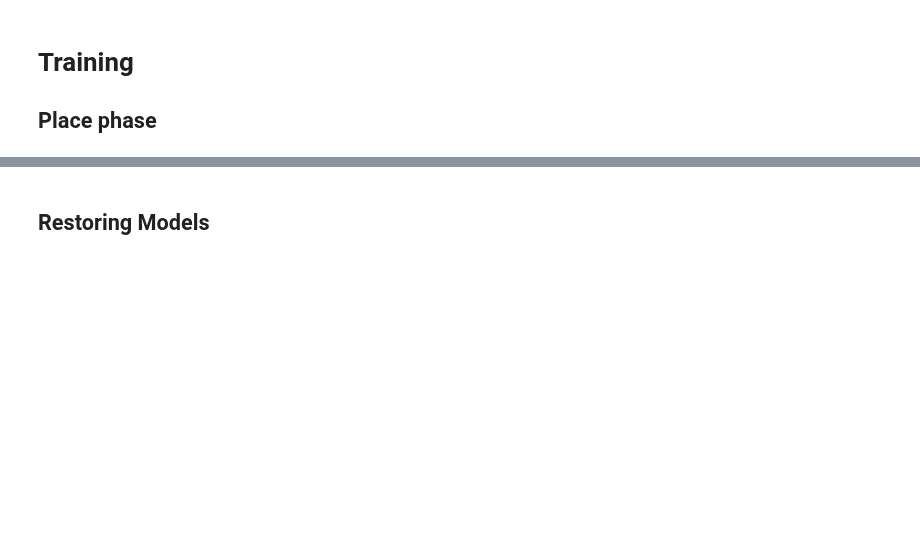
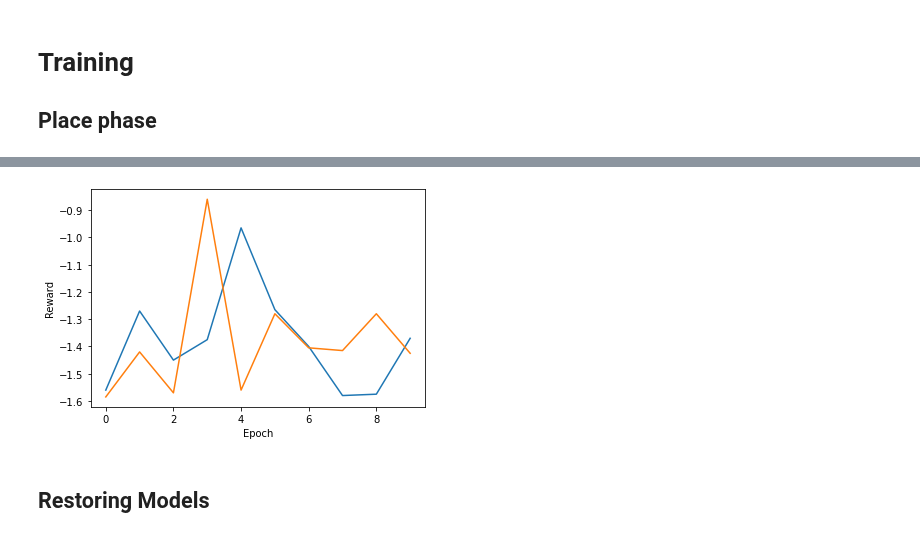
Before and after one commit to clement2323/MaRL, a Jupyter notebook: maRL_environment.ipynb, the cells around one changed output, grey strips where cells are left out. Drawn from its saved outputs; the diff is of its cells as text; code cells hidden in the pictures; blank space fills up the shorter version.

```diff
--- a/maRL_environment.ipynb
+++ b/maRL_environment.ipynb
@@ -219,0 +169,43 @@ train_agent(
+# %%
+env = MarelleGymEnv(end_after_place_phase=False)
+
+# Models
+einstein_fc_model = FCModel(env.N_STATE, env.N_TOTAL_ACTIONS)
+einstein_conv_model = ConvModel(env.N_TOTAL_ACTIONS)
+
+# Agents
+einstein_fc = SingleModelReinforce(env=env, player_id=1, model=einstein_fc_model, lr=0.005, win_reward=1, defeat_reward=-1, capture_reward=0.1, captured_reward=-0.1, epsilon=0, gamma=1)
+
+einstein_conv = SingleModelReinforce(env=env, player_id=1, model=einstein_conv_model, lr=0.00005, win_reward=1, defeat_reward=-1, capture_reward=0.1, captured_reward=-0.1, epsilon=0, gamma=1)
+
+# Opponents
+opponent_agent=BetterRandomAgent(env, -1)
+evaluate_agent=BetterRandomAgent(env,-1)
+
+print("Training Fully Connected agent")
+train_agent(
+    env=env,
+    n_epochs=10,
+    n_trajectories=20,
+    trained_agent=einstein_fc,
+    opponent_agent=opponent_agent,
+    evaluate_agent=evaluate_agent,
+    log_training=False,
+    save_model_freq=5,
+    evaluate_freq=20
+)
+
+# Training Conv agent
+print("Training Conv agent")
+train_agent(
+    env=env,
+    n_epochs=10,
+    n_trajectories=20,
+    trained_agent=einstein_conv,
+    opponent_agent=opponent_agent,
+    evaluate_agent=evaluate_agent,
+    log_training=False,
+    save_model_freq=5,
+    evaluate_freq=20
+)
+# %% [output]
@@ -220,3 +229,4 @@ train_agent(
+[figure, added]
 # %% [markdown]
 ## Restoring Models
 # %%
```
Also changed, not shown: parts of 12 cells of this notebook, 3 other files.
